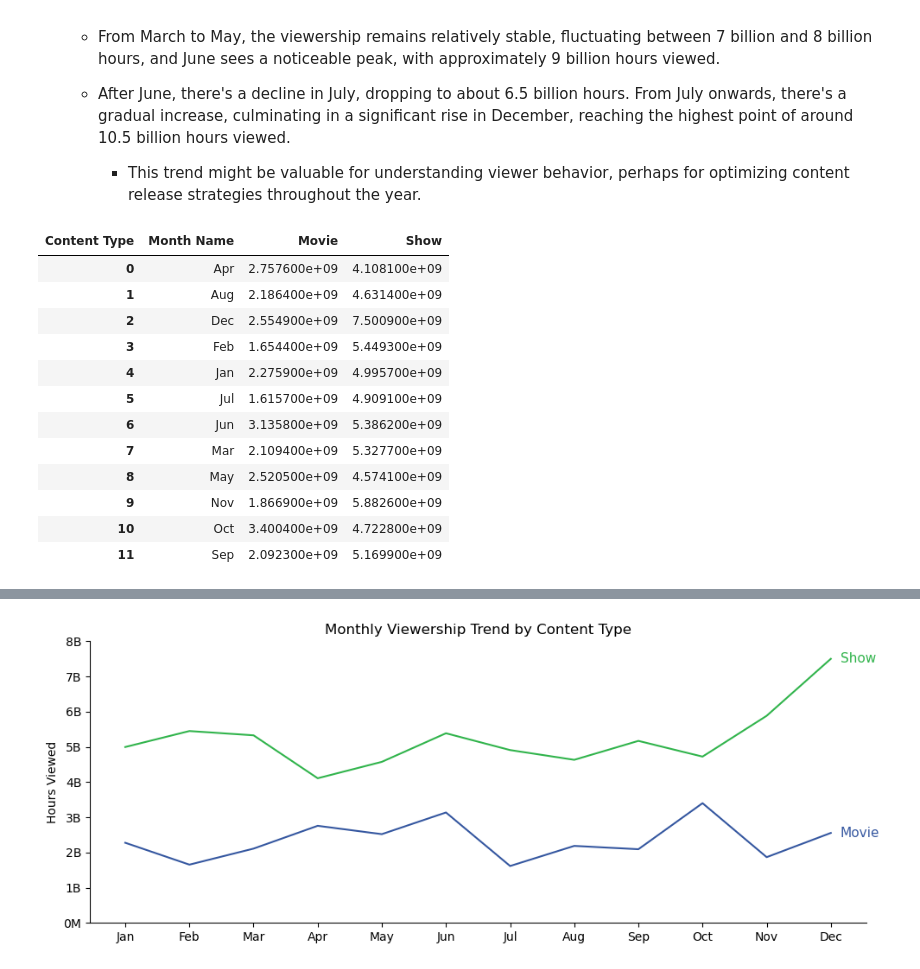
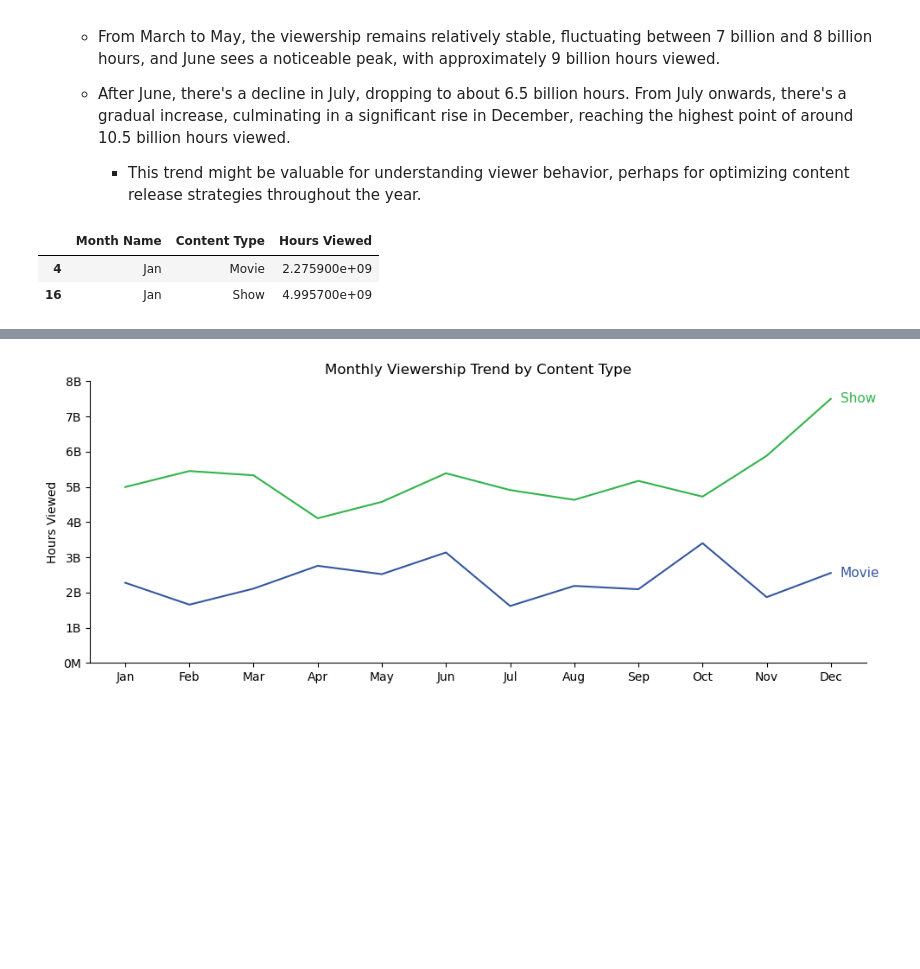
Before and after one commit to modyreturn/Netflix-Analysis, a Jupyter notebook: 5_Seasonal_Analysis.ipynb, the cells around one changed output, grey strips where cells are left out. Drawn from its saved outputs; the diff is of its cells as text; code cells hidden in the pictures; blank space fills up the shorter version.

```diff
--- a/5_Seasonal_Analysis.ipynb
+++ b/5_Seasonal_Analysis.ipynb
@@ -196,22 +196,19 @@ plt.show()
 # %%
 # Now let's analyze the monthly viewership by content type
 monthly_viewership_by_content_type = df.pivot_table(index='Month Name',
                                                      columns='Content Type',
                                                      values='Hours Viewed',
                                                      aggfunc='sum').reset_index('Month Name')
+# Melting the DataFrame to long-form
+df_melted = pd.melt(monthly_viewership_by_content_type, id_vars='Month Name', var_name='Content Type', value_name="Hours Viewed")
 
-monthly_viewership_by_content_type
+# sorting the month name column
+month_order = ['Jan', 'Feb', 'Mar', 'Apr', 'May', 'Jun', 'Jul', 'Aug', 'Sep', 'Oct', 'Nov', 'Dec']
+
+df_melted['Month Name'] = pd.Categorical(df_melted['Month Name'], categories=month_order, ordered=True)
+df_melted = df_melted.sort_values('Month Name')
+df_melted.head(2)
 # %% [output]
-| Content Type | Month Name | Movie | Show |
-| 0 | Apr | 2.757600e+09 | 4.108100e+09 |
-| 1 | Aug | 2.186400e+09 | 4.631400e+09 |
-| 2 | Dec | 2.554900e+09 | 7.500900e+09 |
-| 3 | Feb | 1.654400e+09 | 5.449300e+09 |
-| 4 | Jan | 2.275900e+09 | 4.995700e+09 |
-| 5 | Jul | 1.615700e+09 | 4.909100e+09 |
-| 6 | Jun | 3.135800e+09 | 5.386200e+09 |
-| 7 | Mar | 2.109400e+09 | 5.327700e+09 |
-| 8 | May | 2.520500e+09 | 4.574100e+09 |
-| 9 | Nov | 1.866900e+09 | 5.882600e+09 |
-| 10 | Oct | 3.400400e+09 | 4.722800e+09 |
-| 11 | Sep | 2.092300e+09 | 5.169900e+09 |
+|  | Month Name | Content Type | Hours Viewed |
+| 4 | Jan | Movie | 2.275900e+09 |
+| 16 | Jan | Show | 4.995700e+09 |
```
Also changed, not shown: parts of 5 cells of this notebook.
